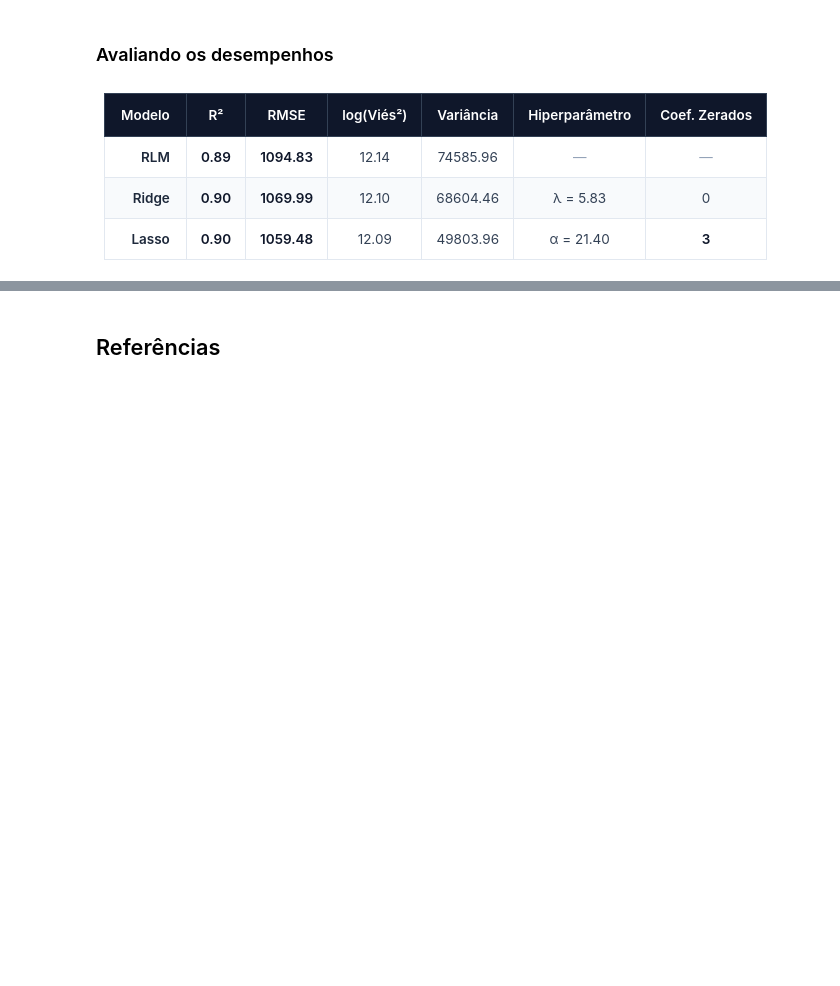
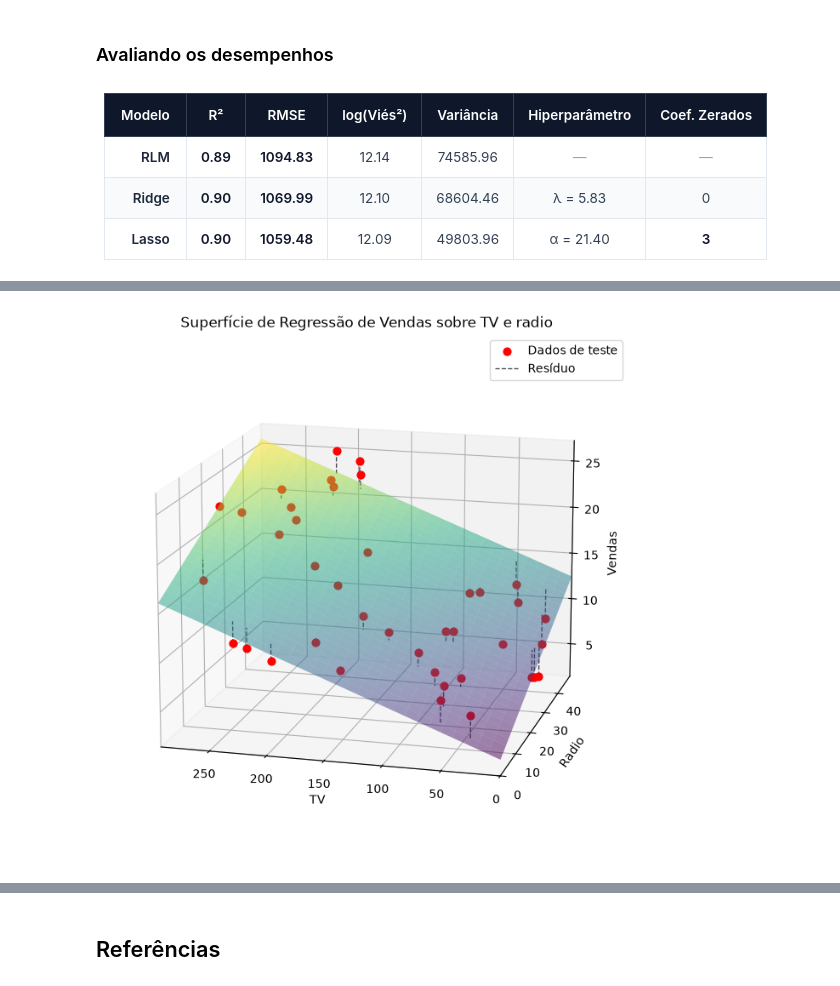
Before and after one commit to cg-oc/machine-learning, a Jupyter notebook: reguL1_L2.ipynb, the cells around one changed output, grey strips where cells are left out. Saved outputs shown, nothing was run; the diff lists cells and outputs as text; code cells hidden in the pictures; blank space fills up the shorter version.

```diff
--- a/reguL1_L2.ipynb
+++ b/reguL1_L2.ipynb
@@ -909,0 +1157,9 @@ Coeficientes zerados: 1
+# %%
+df = pd.read_pickle("data/refractive_index.pkl")
+y = df.pop("Indice de Refração")
+
+# Deixando índices na ordem certa
+indices = range(len(df))
+
+df.index = indices
+y.index = indices
@@ -909,0 +1318,8 @@ Coeficientes zerados: 1
+# %%
+rlm = make_pipeline(
+    LinearRegression()
+)
+
+rlm.fit(X_treino, y_treino)
+
+previsao_rlm = rlm.predict(X_teste)
@@ -909,0 +1486,71 @@ Coeficientes zerados: 1
+# %%
+import matplotlib.pyplot as plt
+import seaborn as sns
+import numpy as np
+
+max_tv = X_teste_rlm["TV"].max()
+max_radio = X_teste_rlm["radio"].max()
+
+tv_range = np.linspace(0, max_tv, 30)
+radio_range = np.linspace(0, max_radio, 30)
+TV_grid, RADIO_grid = np.meshgrid(tv_range, radio_range)
+
+grid_df = pd.DataFrame({
+    "TV": TV_grid.ravel(),
+    "radio": RADIO_grid.ravel()
+})
+Z_grid = modelo_rlm.predict(grid_df).reshape(TV_grid.shape)
+
+fig = plt.figure(figsize=(10, 8))
+ax = fig.add_subplot(111, projection='3d')
+
+surf = ax.plot_surface(
+    TV_grid,
+    RADIO_grid,
+    Z_grid,
+    cmap=sns.color_palette("viridis", as_cmap=True),
+    edgecolor='none',
+    alpha=0.5
+)
+
+ax.scatter(
+    X_teste_rlm["TV"],
+    X_teste_rlm["radio"],
+    y_teste,
+    color='red',
+    s=40,
+    label='Dados de teste',
+    depthshade=False
+)
+
+for i, (tv, radio, z_actual, z_pred) in enumerate(
+    zip(X_teste_rlm["TV"], X_teste_rlm["radio"], y_teste, previsao_rlm)
+):
+    ax.plot(
+        [tv, tv],
+        [radio, radio],
+        [z_actual, z_pred],
+        color="black",
+        linestyle="--",
+        linewidth=1,
+        alpha=0.7,
+        label="Resíduo" if i == 0 else None,
+    )
+
+
+# Inverter o eixo X faz com que o 0 do TV e o 0 do Radio se encontrem no vértice frontal
+ax.set_xlim(max_tv, 0)
+ax.set_ylim(0, max_radio)
+
+# Ângulo de câmera ideal para ver o canto (0,0) de frente
+ax.view_init(elev=15, azim=-75)
+
+ax.set_xlabel("TV")
+ax.set_ylabel("Radio")
+ax.set_zlabel("Vendas")
+ax.set_title("Superfície de Regressão de Vendas sobre TV e radio")
+plt.legend()
+
+plt.show()
+# %% [output]
+[figure, added]
```
Also changed, not shown: parts of 91 cells of this notebook, 3 other files.
